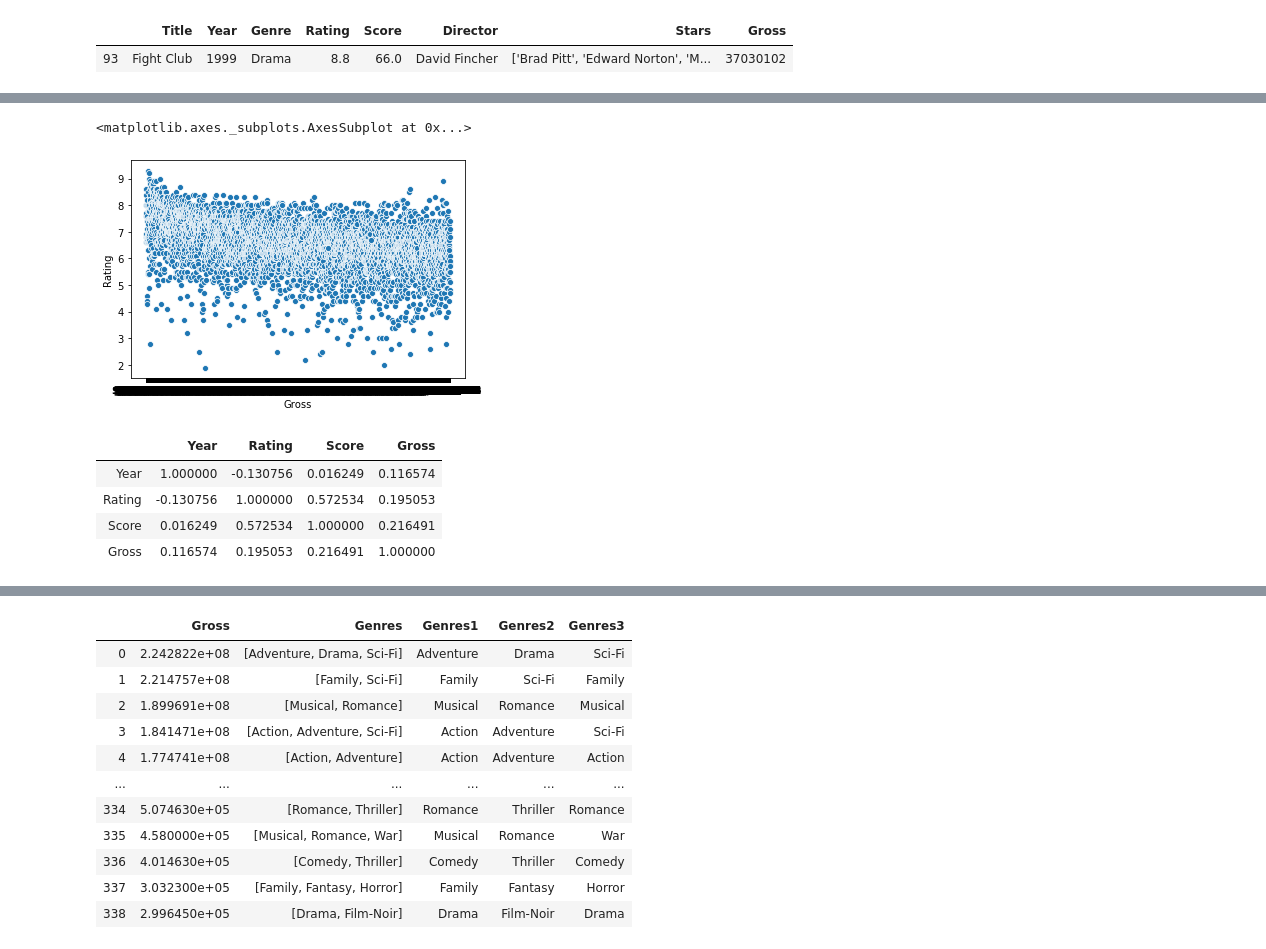
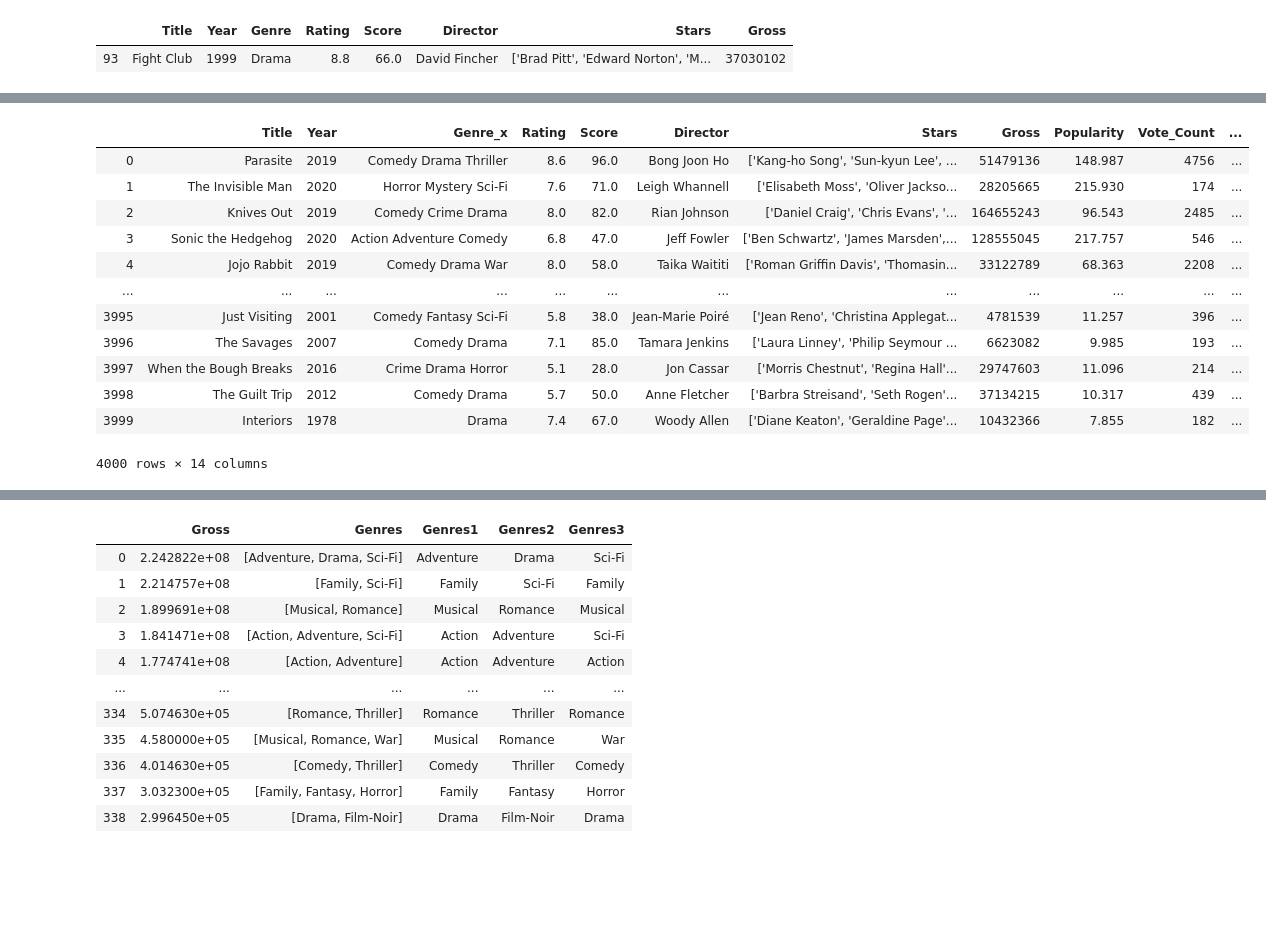
Before and after one commit to CaryMosley/Mod1Project, a Jupyter notebook: CaryDataClean.ipynb, the cells around one changed output, grey strips where cells are left out. Drawn from its saved outputs; the diff is of its cells as text; code cells hidden in the pictures; blank space fills up the shorter version.

Commit message:
adjused clean data file/merge

```diff
--- a/CaryDataClean.ipynb
+++ b/CaryDataClean.ipynb
@@ -74,15 +91,0 @@ merged.loc[merged['Title']=='Fight Club']
-# %%
-gross = df['Gross']
-rating = df['Rating']
-ax = sns.scatterplot(x = 'Gross',y = 'Rating', data = df)
-# %% [output]
-<matplotlib.axes._subplots.AxesSubplot at 0x...>
-[figure, removed]
-# %%
-df.corr()
-# %% [output]
-|  | Year | Rating | Score | Gross |
-| Year | 1.000000 | -0.130756 | 0.016249 | 0.116574 |
-| Rating | -0.130756 | 1.000000 | 0.572534 | 0.195053 |
-| Score | 0.016249 | 0.572534 | 1.000000 | 0.216491 |
-| Gross | 0.116574 | 0.195053 | 0.216491 | 1.000000 |
@@ -102,0 +92,16 @@ genres.reset_index(drop = True, inplace = True)
+# %%
+merged.drop(['Id','Original_Language','Original_Title','Genre_Ids','Genre_y'],axis =1)
+# %% [output]
+|  | Title | Year | Genre_x | Rating | Score | Director | Stars | Gross | Popularity | Vote_Count | ... |
+| 0 | Parasite | 2019 | Comedy Drama Thriller | 8.6 | 96.0 | Bong Joon Ho | ['Kang-ho Song', 'Sun-kyun Lee', ... | 51479136 | 148.987 | 4756 | ... |
+| 1 | The Invisible Man | 2020 | Horror Mystery Sci-Fi | 7.6 | 71.0 | Leigh Whannell | ['Elisabeth Moss', 'Oliver Jackso... | 28205665 | 215.930 | 174 | ... |
+| 2 | Knives Out | 2019 | Comedy Crime Drama | 8.0 | 82.0 | Rian Johnson | ['Daniel Craig', 'Chris Evans', '... | 164655243 | 96.543 | 2485 | ... |
+| 3 | Sonic the Hedgehog | 2020 | Action Adventure Comedy | 6.8 | 47.0 | Jeff Fowler | ['Ben Schwartz', 'James Marsden',... | 128555045 | 217.757 | 546 | ... |
+| 4 | Jojo Rabbit | 2019 | Comedy Drama War | 8.0 | 58.0 | Taika Waititi | ['Roman Griffin Davis', 'Thomasin... | 33122789 | 68.363 | 2208 | ... |
+| ... | ... | ... | ... | ... | ... | ... | ... | ... | ... | ... | ... |
+| 3995 | Just Visiting | 2001 | Comedy Fantasy Sci-Fi | 5.8 | 38.0 | Jean-Marie Poiré | ['Jean Reno', 'Christina Applegat... | 4781539 | 11.257 | 396 | ... |
+| 3996 | The Savages | 2007 | Comedy Drama | 7.1 | 85.0 | Tamara Jenkins | ['Laura Linney', 'Philip Seymour ... | 6623082 | 9.985 | 193 | ... |
+| 3997 | When the Bough Breaks | 2016 | Crime Drama Horror | 5.1 | 28.0 | Jon Cassar | ['Morris Chestnut', 'Regina Hall'... | 29747603 | 11.096 | 214 | ... |
+| 3998 | The Guilt Trip | 2012 | Comedy Drama | 5.7 | 50.0 | Anne Fletcher | ['Barbra Streisand', 'Seth Rogen'... | 37134215 | 10.317 | 439 | ... |
+| 3999 | Interiors | 1978 | Drama | 7.4 | 67.0 | Woody Allen | ['Diane Keaton', 'Geraldine Page'... | 10432366 | 7.855 | 182 | ... |
+4000 rows × 14 columns
```
Also changed, not shown: parts of 28 cells of this notebook, 1 other file.
